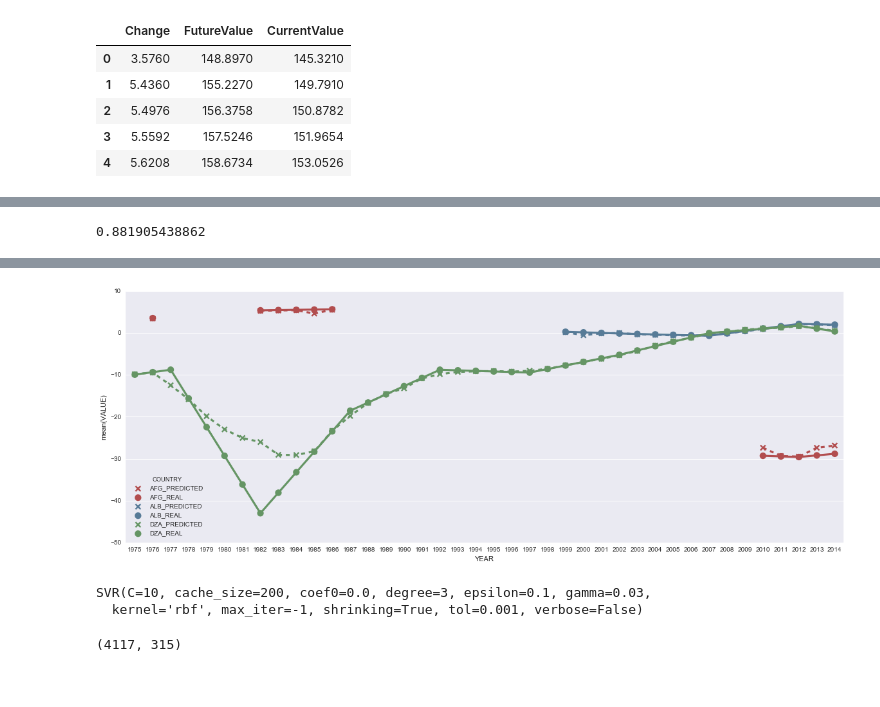
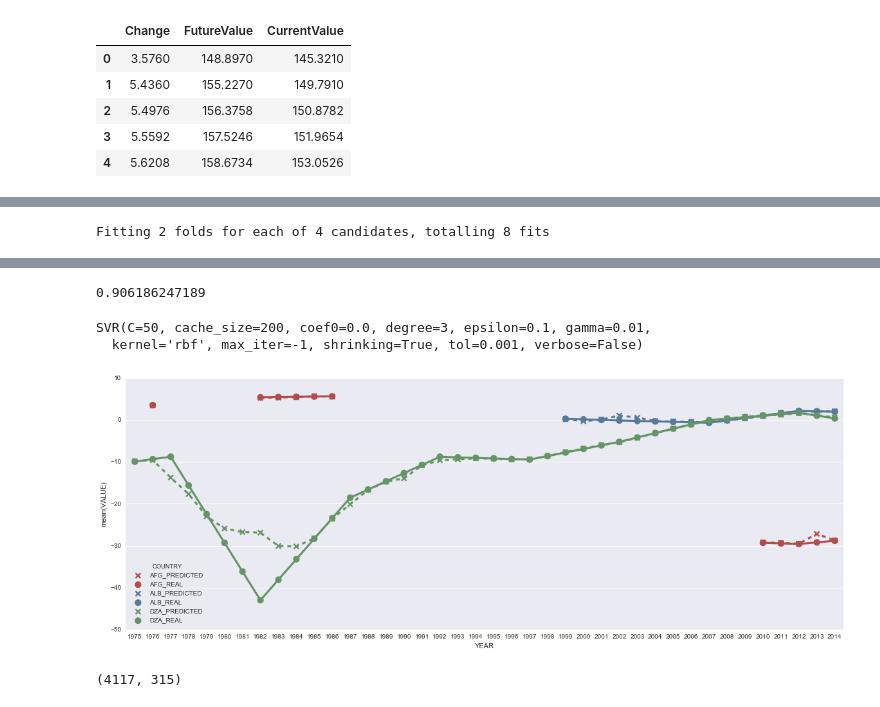
Before and after one commit to jgzuke/KaggleScripts, a Jupyter notebook: WorldDevelopment/Training.ipynb, the cells around one changed output, grey strips where cells are left out. Saved outputs shown, nothing was run; the diff lists cells and outputs as text; code cells hidden in the pictures.

```diff
--- a/WorldDevelopment/Training.ipynb
+++ b/WorldDevelopment/Training.ipynb
@@ -87,7 +87,7 @@ def testClfWithCountries(clf, countries, displayRelativeValues):
     graph = sb.pointplot(x='YEAR', y='VALUE', hue='COUNTRY', linestyles=linestyles, markers=markers, palette=palette, data=graphData, ax=ax)
 # %%
 import random
-def testClf(clf, numCountries=5, displayRelativeValues=False):
+def testClf(clf, numCountries=5, displayRelativeValues=False, samples=len(y_train)):
     countries = ['AFG', 'ALB', 'DZA', 'AGO', 'ATG', 'ARG', 'ARM', 'AUS', 'AUT',
            'AZE', 'BGD', 'BRB', 'BLR', 'BEL', 'BLZ', 'BEN', 'BOL', 'BIH',
            'BRA', 'BRN', 'BGR', 'BFA', 'BDI', 'CPV', 'KHM', 'CMR', 'CAN',
@@ -108,9 +108,9 @@ def testClf(clf, numCountries=5, displayRelativeValues=False):
            'TUN', 'TUR', 'TKM', 'UGA', 'UKR', 'ARE', 'GBR', 'USA', 'UMC',
            'URY', 'UZB', 'VUT', 'VEN', 'VNM', 'WLD', 'YEM', 'ZMB', 'ZWE']
     #random.shuffle(countries)
-    clf.fit(X_train, y_train)
+    clf.fit(X_train[:samples], y_train[:samples])
+    testClfWithCountries(clf, countries[0:numCountries], displayRelativeValues)
     print (clf.score(X_test, y_test))
-    testClfWithCountries(clf, countries[0:numCountries], displayRelativeValues)
 # %%
 from sklearn.linear_model import LinearRegression
 clf_lr = LinearRegression()
@@ -143,13 +159,12 @@ testClf(clf, 3, True)
 # %%
 from sklearn.grid_search import GridSearchCV
+from sklearn.svm import SVR
 param_grid = [
-    {'C': [1, 10, 100], 'kernel': ['linear']},
-    {'C': [1, 10, 100], 'gamma': [0.003, 0.03, 0.3], 'kernel': ['rbf']},
+    {'C': [40, 80], 'gamma': [0.05, 0.02], 'kernel': ['rbf']},
 ]
-clf = GridSearchCV(SVR(), param_grid, cv=3)
-testClf(clf, 3, True)
-#clf = clf.fit(X_train, train)
-#clf = clf.best_estimator_
-#clf.score(X_test, test)
+clf_svr = GridSearchCV(SVR(), param_grid, verbose=True, cv=2)
+# clf_svr = SVR()
+testClf(clf_svr, 3, True) #, samples=2000)
+clf_svr.best_estimator_
 # %% [output]
-0.881905438862
+Fitting 2 folds for each of 4 candidates, totalling 8 fits
@@ -156,9 +172,7 @@ testClf(clf, 3, True)
+0.906186247189
+SVR(C=50, cache_size=200, coef0=0.0, degree=3, epsilon=0.1, gamma=0.01,
+  kernel='rbf', max_iter=-1, shrinking=True, tol=0.001, verbose=False)
-[figure, old version]
+[figure, new version]
-# %%
-clf.best_estimator_
-# %% [output]
-SVR(C=10, cache_size=200, coef0=0.0, degree=3, epsilon=0.1, gamma=0.03,
-  kernel='rbf', max_iter=-1, shrinking=True, tol=0.001, verbose=False)
 # %%
 import lasagne
 import theano
```
Also changed, not shown: parts of 5 cells of this notebook.
